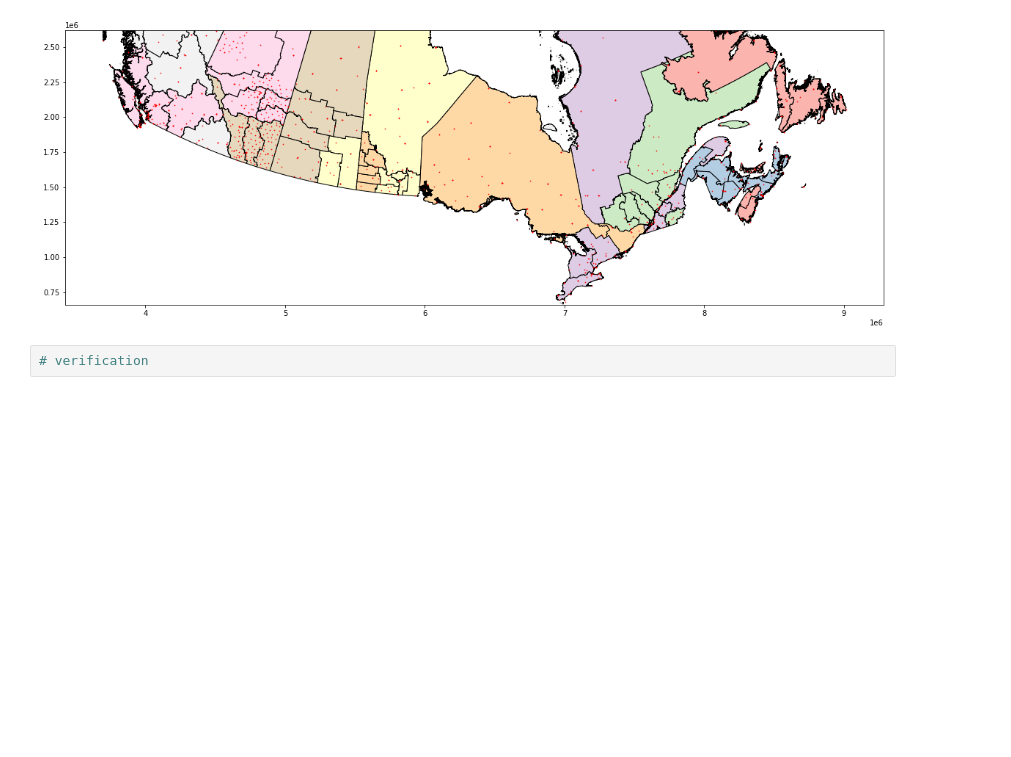
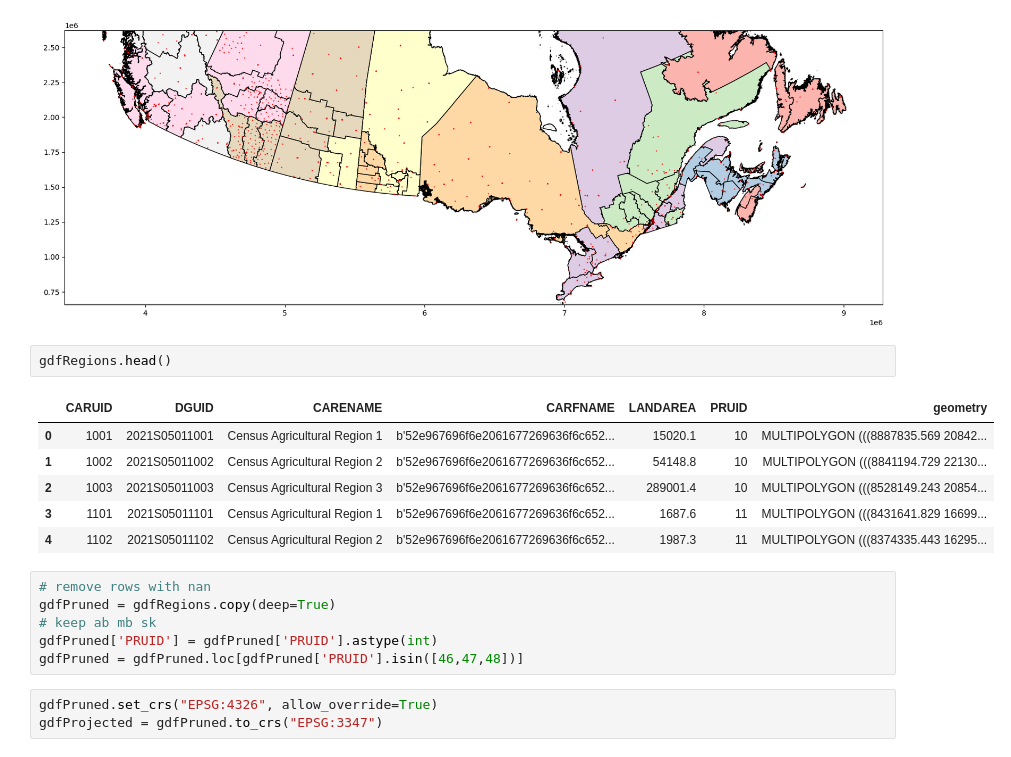
Before and after one commit to ChromaticPanic/CGC_Grain_Outcome_Predictions, a Jupyter notebook: src/WeatherStation/Data_step csv import geo boundaries stations.ipynb, the cells around one changed output. Saved outputs shown, nothing was run; the diff lists cells and outputs as text; blank space fills up the shorter version.

```diff
--- a/src/WeatherStation/Data_step csv import geo boundaries stations.ipynb
+++ b/src/WeatherStation/Data_step csv import geo boundaries stations.ipynb
@@ -88,5 +69,21 @@ gdfStationsDly.plot(ax=ax, color='red', markersize=0.4)
 plt.show()
 # %% [output]
 [figure]
-# %%
-# verification
+# %%
+gdfRegions.head()
+# %% [output]
+|  | CARUID | DGUID | CARENAME | CARFNAME | LANDAREA | PRUID | geometry |
+| 0 | 1001 | 2021S05011001 | Census Agricultural Region 1 | b'52e967696f6e2061677269636f6c652... | 15020.1 | 10 | MULTIPOLYGON (((8887835.569 20842... |
+| 1 | 1002 | 2021S05011002 | Census Agricultural Region 2 | b'52e967696f6e2061677269636f6c652... | 54148.8 | 10 | MULTIPOLYGON (((8841194.729 22130... |
+| 2 | 1003 | 2021S05011003 | Census Agricultural Region 3 | b'52e967696f6e2061677269636f6c652... | 289001.4 | 10 | MULTIPOLYGON (((8528149.243 20854... |
+| 3 | 1101 | 2021S05011101 | Census Agricultural Region 1 | b'52e967696f6e2061677269636f6c652... | 1687.6 | 11 | MULTIPOLYGON (((8431641.829 16699... |
+| 4 | 1102 | 2021S05011102 | Census Agricultural Region 2 | b'52e967696f6e2061677269636f6c652... | 1987.3 | 11 | MULTIPOLYGON (((8374335.443 16295... |
+# %%
+# remove rows with nan
+gdfPruned = gdfRegions.copy(deep=True)
+# keep ab mb sk
+gdfPruned['PRUID'] = gdfPruned['PRUID'].astype(int)
+gdfPruned = gdfPruned.loc[gdfPruned['PRUID'].isin([46,47,48])]
+# %%
+gdfPruned.set_crs("EPSG:4326", allow_override=True)
+gdfProjected = gdfPruned.to_crs("EPSG:3347")
```
Also changed, not shown: parts of 22 cells of this notebook, 1 other file.
